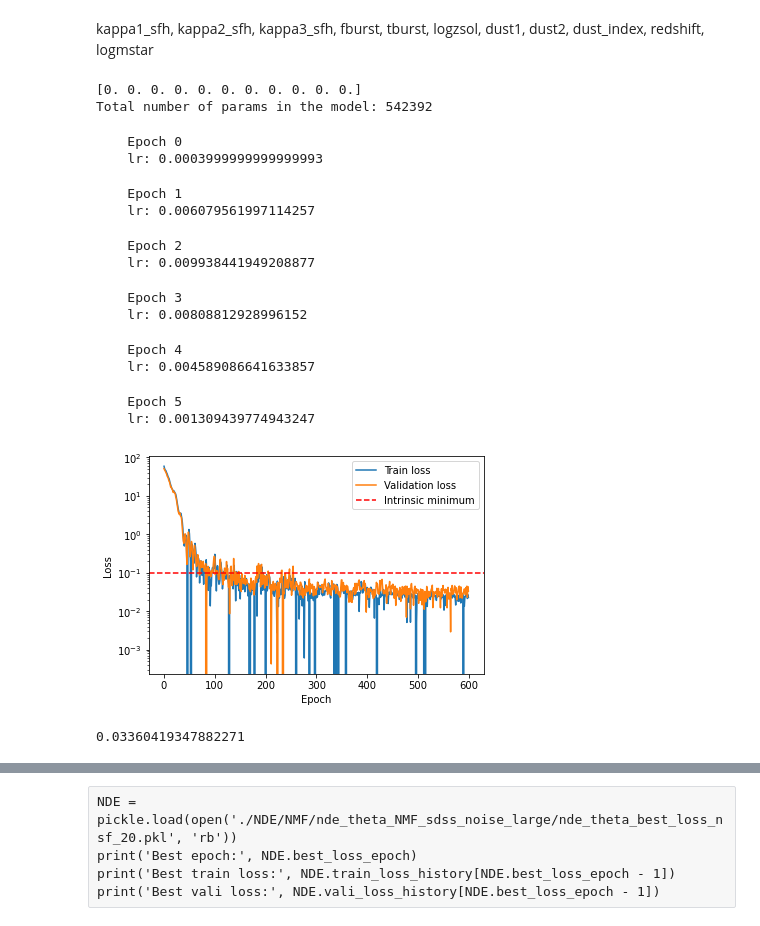
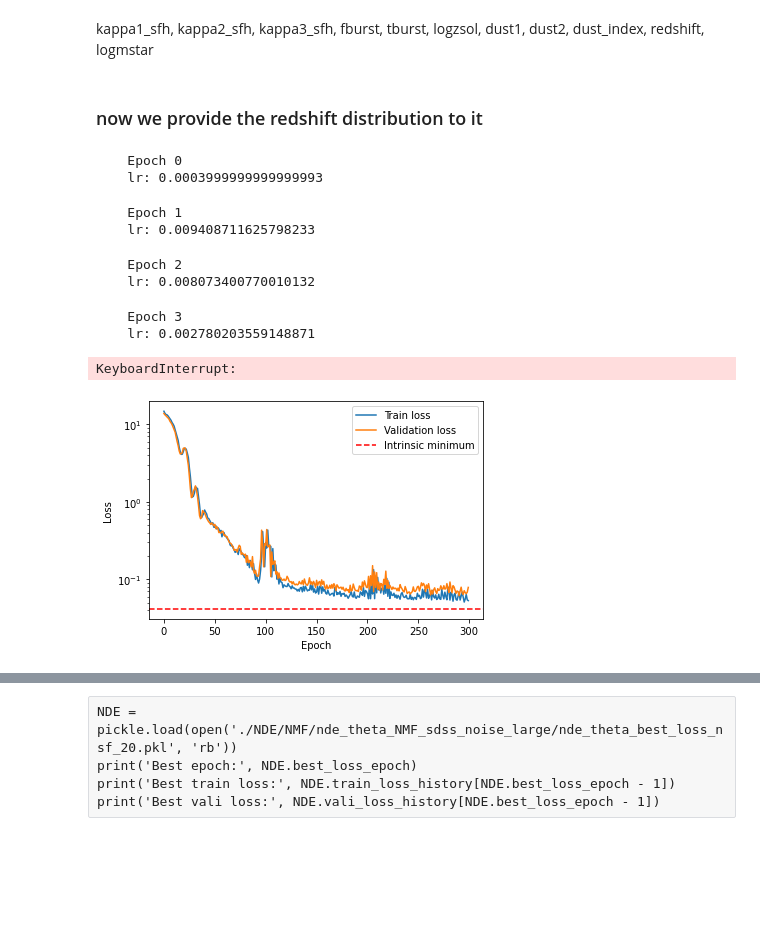
Before and after one commit to AstroJacobLi/popsed, a Jupyter notebook: notebooks/neural_density_estimator/NMF/NSA_nde_theta_sinkhorn_NMF_CDF.ipynb, the cells around one changed output, grey strips where cells are left out. Cells and saved outputs as stored; diff of their text form; code cells hidden in the pictures; blank space fills up the shorter version.

Commit message:
try to play with NSA data

```diff
--- a/notebooks/neural_density_estimator/NMF/NSA_nde_theta_sinkhorn_NMF_CDF.ipynb
+++ b/notebooks/neural_density_estimator/NMF/NSA_nde_theta_sinkhorn_NMF_CDF.ipynb
@@ -154,5 +73,5 @@ Intrinsic sampling loss: 0.8318371176719666
 # %%
-X_data = torch.Tensor(mags_nsa[:, 2:])
+X_data = torch.Tensor(mags_nsa[:, :])
 #X_data = X_data[np.random.choice(np.arange(len(X_data)), 100000)]
 print('Total number of samples:', len(X_data))
 # %% [output]
@@ -164,7 +83,8 @@ for i in range(2):
     ind = np.random.randint(0, len(X_data), 5000)
     X_datas.append(X_data[ind].to('cuda'))
 
-L = SamplesLoss(loss='sinkhorn', **{'p': 1, 'blur': 1e-3, 'scaling': 0.9})
+L = SamplesLoss(loss='sinkhorn', **{'p': 1, 'blur': 0.05, 'scaling': 0.7})
 print("Intrinsic sampling loss:", L(X_datas[0], X_datas[1]).item())
+intr_loss = L(X_datas[0], X_datas[1]).item()
 # Intrinsic sampling loss: 0.01805417239665985
 # %% [output]
@@ -179,7 +99,7 @@ _prior_NDE = speculator.bounds.copy()
 # _prior_NDE[5] = np.array([-2.3, 0.2]) # logzsol
 # _prior_NDE[6] = np.array([0.1, 2.9])
 # _prior_NDE[7] = np.array([0.1, 2.9])
-_prior_NDE[-2] = np.array([0., 0.2])
+_prior_NDE[-2] = np.array([0., 0.055])
 _prior_NDE[-1] = np.array([7.5, 12.5])
 # %% [markdown]
 kappa1_sfh, kappa2_sfh, kappa3_sfh, fburst, tburst, logzsol, dust1, dust2, dust_index, redshif, logmstar,
@@ -210,6 +127,8 @@ X_train, X_vali = train_test_split(X_data, test_size=0.05)
 Y_train = torch.ones(len(X_train), 11)
 # %% [markdown]
 kappa1_sfh, kappa2_sfh, kappa3_sfh, fburst, tburst, logzsol, dust1, dust2, dust_index, redshift, logmstar
+# %% [markdown]
+### now we provide the redshift distribution to it
 # %%
 from popsed.speculator import StandardScaler
 from popsed.nde import WassersteinNeuralDensityEstimator
@@ -237,17 +156,3 @@ NDE_theta = WassersteinNeuralDensityEstimator(method='nsf',
                                               regularize=True,
                                               NDE_prior=_prior_NDE
                                              )
-NDE_theta.build(
-    Y_train,
-    X_train,
-    filterset=filters,
-    optimizer='adam')
-NDE_theta.load_validation_data(X_vali)
-NDE_theta.bounds = speculator.bounds
-NDE_theta.params_name = speculator.params_name
-
-print('Total number of params in the model:',
-      sum(p.numel() for p in NDE_theta.net.parameters() if p.requires_grad))
-# %% [output]
-[0. 0. 0. 0. 0. 0. 0. 0. 0. 0. 0.]
-Total number of params in the model: 542392
@@ -254,5 +171,5 @@ Total number of params in the model: 542392
 # %%
-max_epochs = 6
+max_epochs = 4
 scheduler = torch.optim.lr_scheduler.OneCycleLR(NDE_theta.optimizer,
                                                 max_lr=1e-2,
                                                 steps_per_epoch=100,
@@ -265,31 +182,24 @@ for epoch in range(max_epochs):
                     only_penalty=False,
                     noise=noise, noise_model_dir=noise_model_dir,
                     sinkhorn_kwargs={
-                        'p': 2, 'blur': 1e-3, 'scaling': 0.6},
+                        'p': 1, 'blur': 0.05, 'scaling': 0.7},
                     scheduler=scheduler, detect_anomaly=False,
                     )
 # %% [output]
     Epoch 0
     lr: 0.0003999999999999993
     Epoch 1
-    lr: 0.006079561997114257
+    lr: 0.009408711625798233
     Epoch 2
-    lr: 0.009938441949208877
+    lr: 0.008073400770010132
     Epoch 3
-    lr: 0.00808812928996152
+    lr: 0.002780203559148871
-    Epoch 4
-    lr: 0.004589086641633857
+KeyboardInterrupt:
-    Epoch 5
-    lr: 0.001309439774943247
 # %%
-NDE_theta.plot_loss(min_loss=0.1)
+NDE_theta.plot_loss(min_loss=intr_loss)
 plt.yscale('log')
 # %% [output]
-[figure, old version]
+[figure, new version]
-# %%
-NDE_theta.vali_loss_history[-1]
-# %% [output]
-0.03360419347882271
 # %%
 print('Best epoch:', NDE_theta.best_loss_epoch)
 print('Best train loss:', NDE_theta.train_loss_history[NDE_theta.best_loss_epoch - 1])
```
Also changed, not shown: parts of 27 cells of this notebook, 3 other files.
